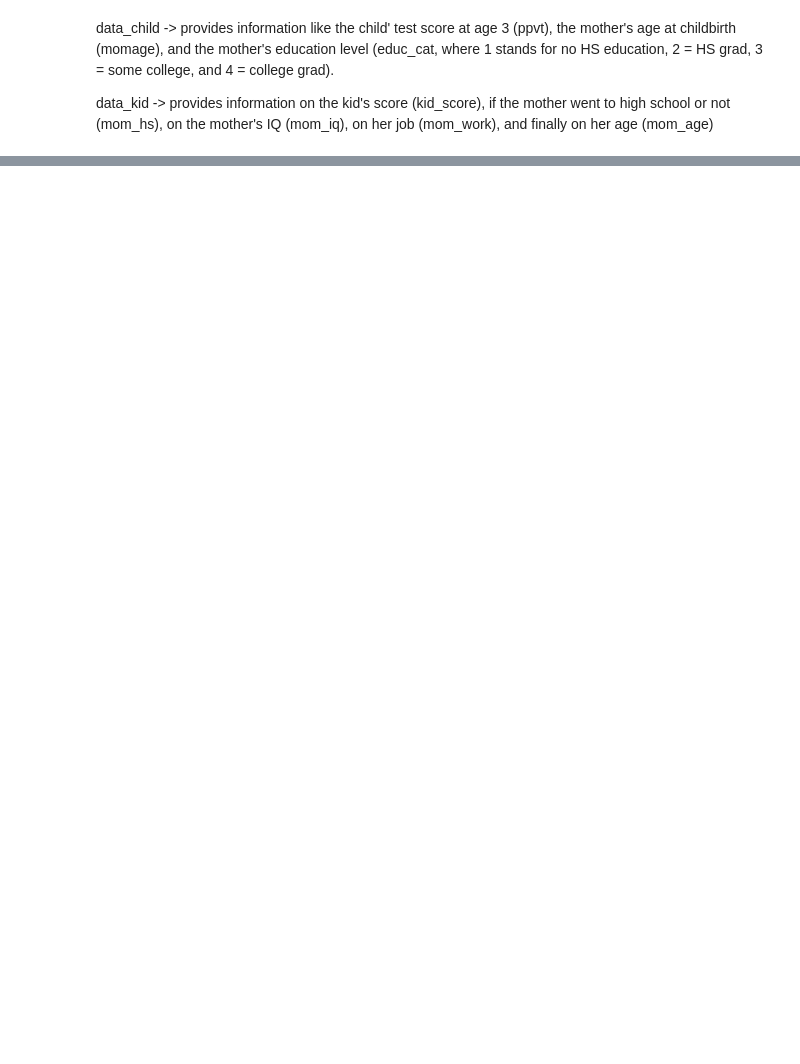
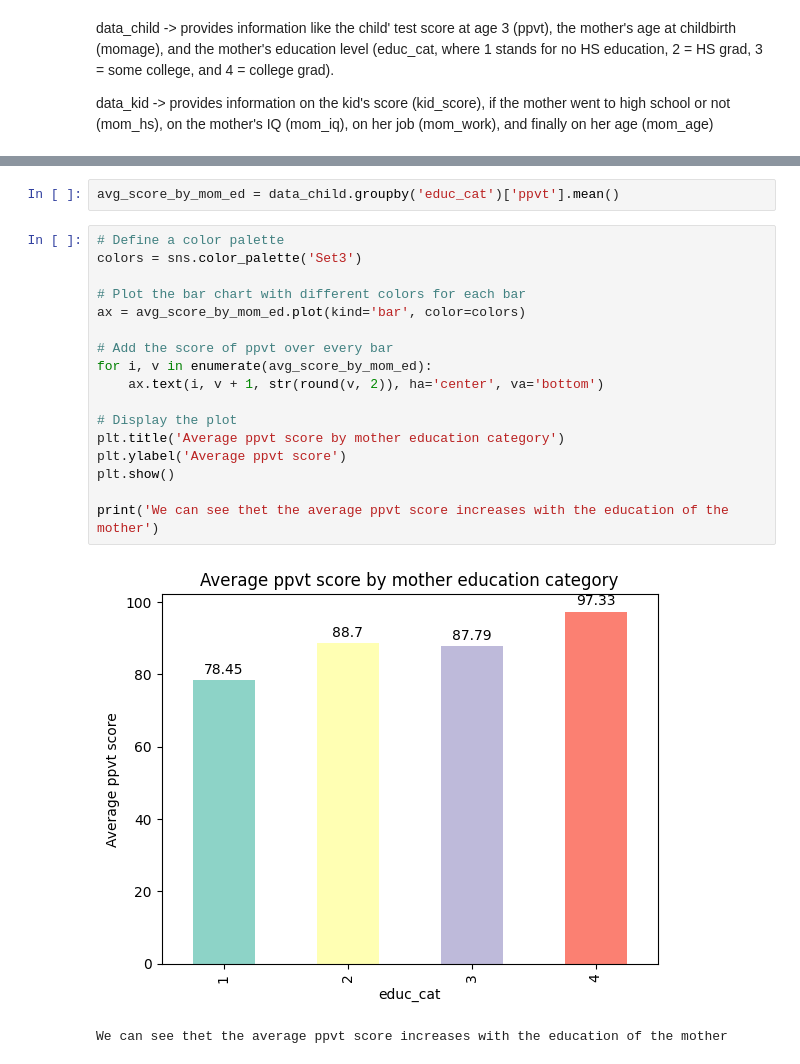
Before and after one commit to diegodvallejos/iq_prediction, a Jupyter notebook: development.ipynb, the cells around one changed output, grey strips where cells are left out. Saved outputs shown, nothing was run; the diff lists cells and outputs as text; blank space fills up the shorter version.

```diff
--- a/development.ipynb
+++ b/development.ipynb
@@ -29,0 +131,22 @@ data_kid -> provides information on the kid's score (kid_score), if the mother w
+# %%
+avg_score_by_mom_ed = data_child.groupby('educ_cat')['ppvt'].mean()
+# %%
+# Define a color palette
+colors = sns.color_palette('Set3')
+
+# Plot the bar chart with different colors for each bar
+ax = avg_score_by_mom_ed.plot(kind='bar', color=colors)
+
+# Add the score of ppvt over every bar
+for i, v in enumerate(avg_score_by_mom_ed):
+    ax.text(i, v + 1, str(round(v, 2)), ha='center', va='bottom')
+
+# Display the plot
+plt.title('Average ppvt score by mother education category')
+plt.ylabel('Average ppvt score')
+plt.show()
+
+print('We can see thet the average ppvt score increases with the education of the mother')
+# %% [output]
+[figure, added]
+We can see thet the average ppvt score increases with the education of the mother
```
Also changed, not shown: parts of 8 cells of this notebook.
